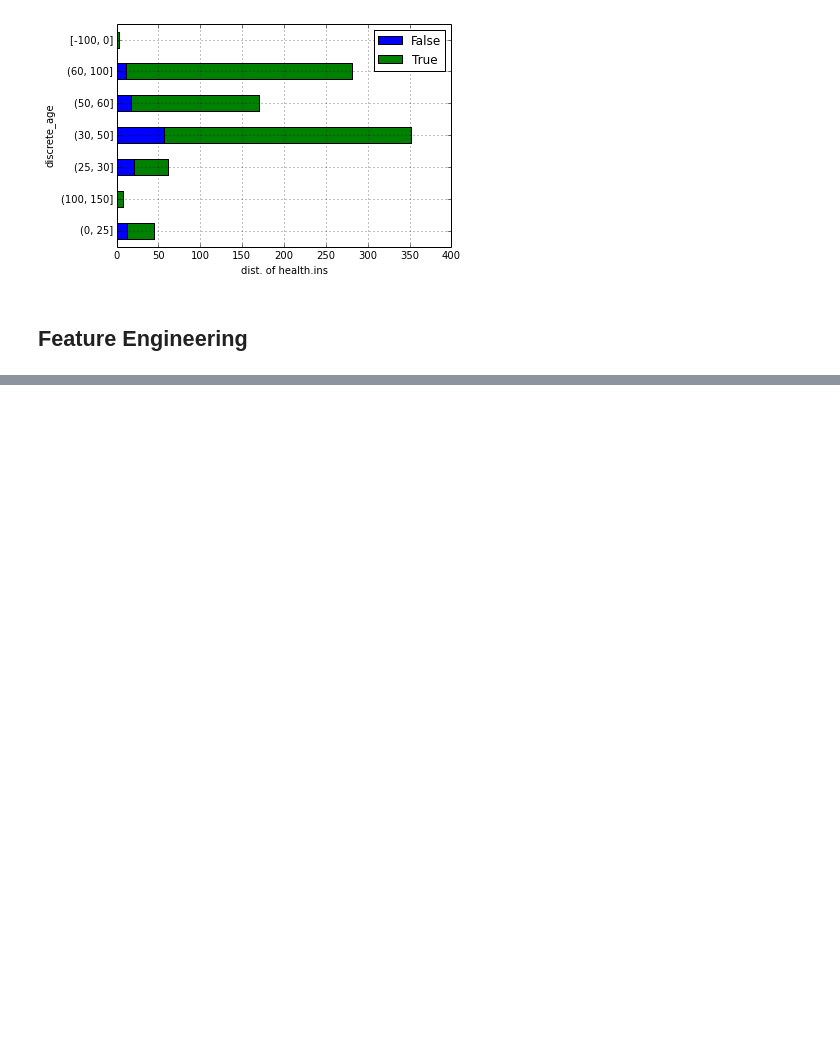
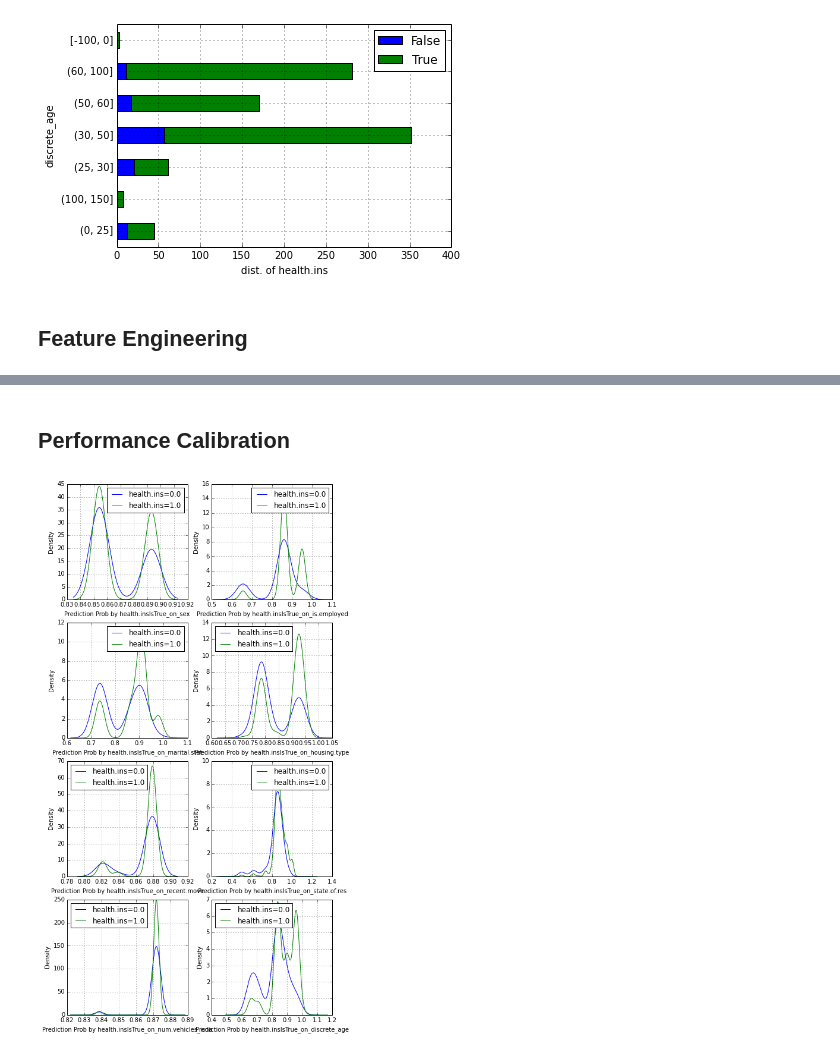
Before and after one commit to dolaameng/practical_munging_tools, a Jupyter notebook: exploration.ipynb, the cells around one changed output, grey strips where cells are left out. Cells and saved outputs as stored; diff of their text form; code cells hidden in the pictures; blank space fills up the shorter version.

```diff
--- a/exploration.ipynb
+++ b/exploration.ipynb
@@ -316,3 +246,4 @@ rr
 # %%
 categorical_feats = [f for f in inspection.find_categorical_features(r) if f != "health.ins"]
-rr = feature.extract_cprobs_by_biclass(r, categorical_feats, "health.ins", )
+rr = feature.BiClassProbabilityFeatureExtractor().fit_transform(r, categorical_feats, "health.ins",)
+rr.head(n = 2).T
@@ -338,0 +268,12 @@ rr.head().T
+# %% [markdown]
+## Performance Calibration
+# %%
+fig, axes = plt.subplots(nrows = 4, ncols = 2, figsize = (2 * 4, 4 * 4))
+axes = axes.ravel()
+iax = 0
+for f in rr.columns:
+    if '_on_' in f:
+        performance.biclassification_density_plot(rr['health.ins'], rr[f], y_name="health.ins", yhat_name=f, ax = axes[iax])
+        iax += 1
+# %% [output]
+[figure, added]
```
Also changed, not shown: parts of 18 cells of this notebook, 4 other files.
